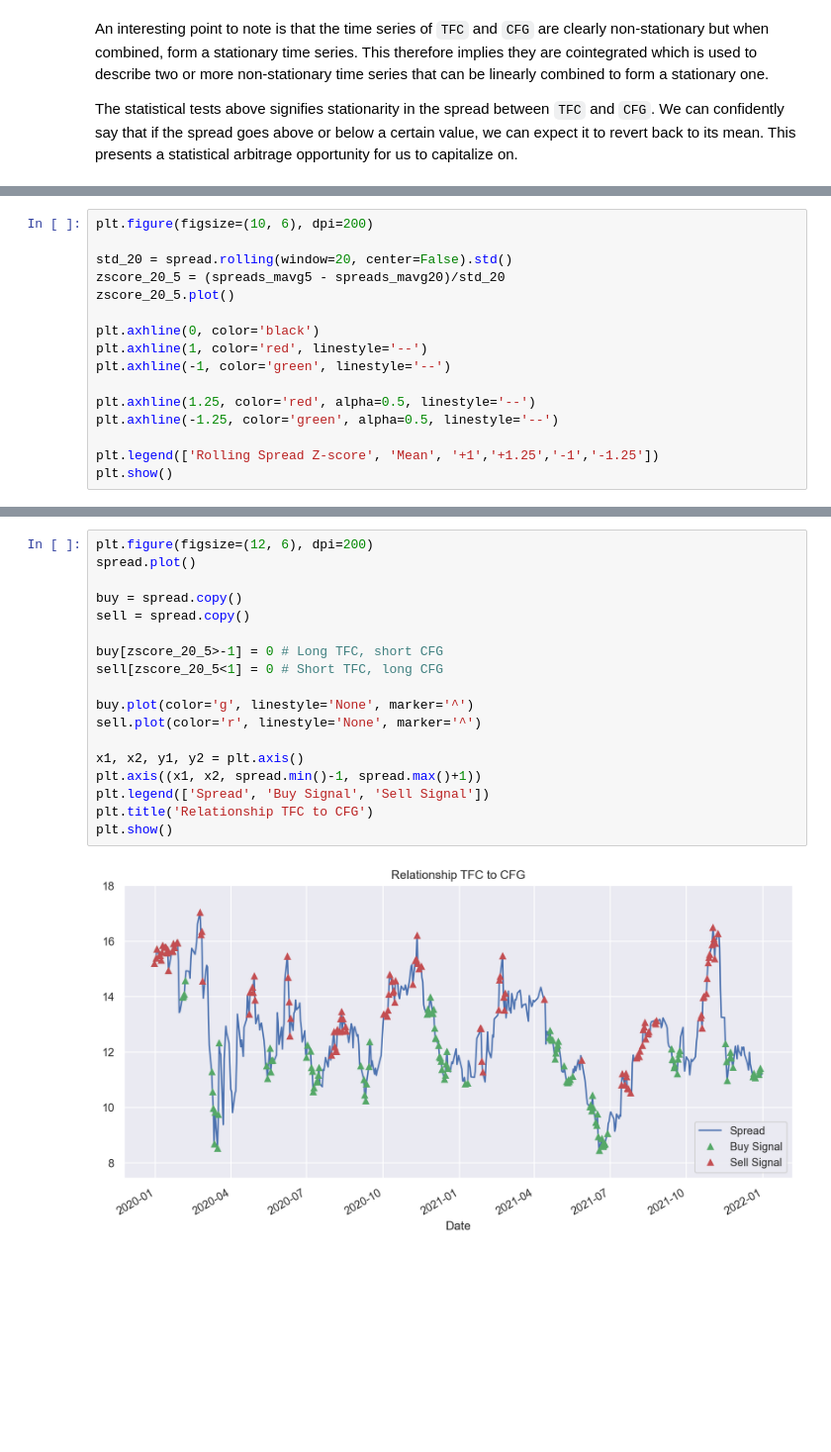
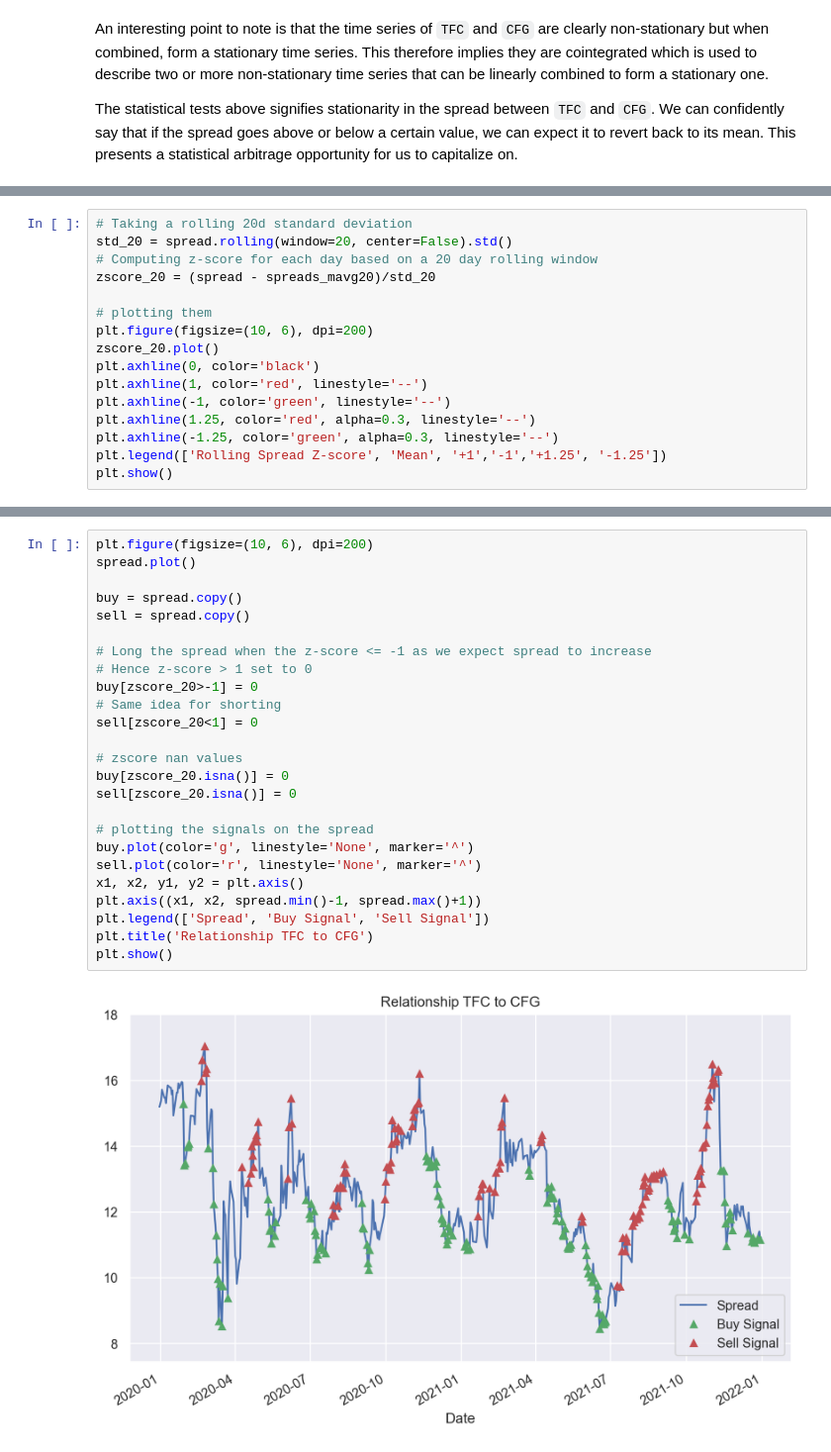
Before and after one commit to rileyang1/Pairs-Trading-Strategy, a Jupyter notebook: Pairs-Trading.ipynb, the cells around one changed output, grey strips where cells are left out. Shown at 99% size. Saved outputs shown, nothing was run; the diff lists cells and outputs as text; blank space fills up the shorter version.

```diff
--- a/Pairs-Trading.ipynb
+++ b/Pairs-Trading.ipynb
@@ -263,17 +285,17 @@ plt.show()
 # %%
+# Taking a rolling 20d standard deviation
+std_20 = spread.rolling(window=20, center=False).std()
+# Computing z-score for each day based on a 20 day rolling window
+zscore_20 = (spread - spreads_mavg20)/std_20
+
+# plotting them
 plt.figure(figsize=(10, 6), dpi=200)
-
-std_20 = spread.rolling(window=20, center=False).std()
-zscore_20_5 = (spreads_mavg5 - spreads_mavg20)/std_20
-zscore_20_5.plot()
-
+zscore_20.plot()
 plt.axhline(0, color='black')
 plt.axhline(1, color='red', linestyle='--')
 plt.axhline(-1, color='green', linestyle='--')
-
-plt.axhline(1.25, color='red', alpha=0.5, linestyle='--')
-plt.axhline(-1.25, color='green', alpha=0.5, linestyle='--')
-
-plt.legend(['Rolling Spread Z-score', 'Mean', '+1','+1.25','-1','-1.25'])
+plt.axhline(1.25, color='red', alpha=0.3, linestyle='--')
+plt.axhline(-1.25, color='green', alpha=0.3, linestyle='--')
+plt.legend(['Rolling Spread Z-score', 'Mean', '+1','-1','+1.25', '-1.25'])
 plt.show()
 # %% [output]
@@ -281,20 +303,27 @@ plt.show()
 # %%
-plt.figure(figsize=(12, 6), dpi=200)
+plt.figure(figsize=(10, 6), dpi=200)
 spread.plot()
 
 buy = spread.copy()
 sell = spread.copy()
 
-buy[zscore_20_5>-1] = 0 # Long TFC, short CFG
-sell[zscore_20_5<1] = 0 # Short TFC, long CFG
+# Long the spread when the z-score <= -1 as we expect spread to increase
+# Hence z-score > 1 set to 0
+buy[zscore_20>-1] = 0
+# Same idea for shorting
+sell[zscore_20<1] = 0
 
+# zscore nan values
+buy[zscore_20.isna()] = 0
+sell[zscore_20.isna()] = 0
+
+# plotting the signals on the spread
 buy.plot(color='g', linestyle='None', marker='^')
 sell.plot(color='r', linestyle='None', marker='^')
-
 x1, x2, y1, y2 = plt.axis()
 plt.axis((x1, x2, spread.min()-1, spread.max()+1))
 plt.legend(['Spread', 'Buy Signal', 'Sell Signal'])
 plt.title('Relationship TFC to CFG')
 plt.show()
 # %% [output]
-[figure, old version]
+[figure, new version]
```
Also changed, not shown: parts of 22 cells of this notebook.
